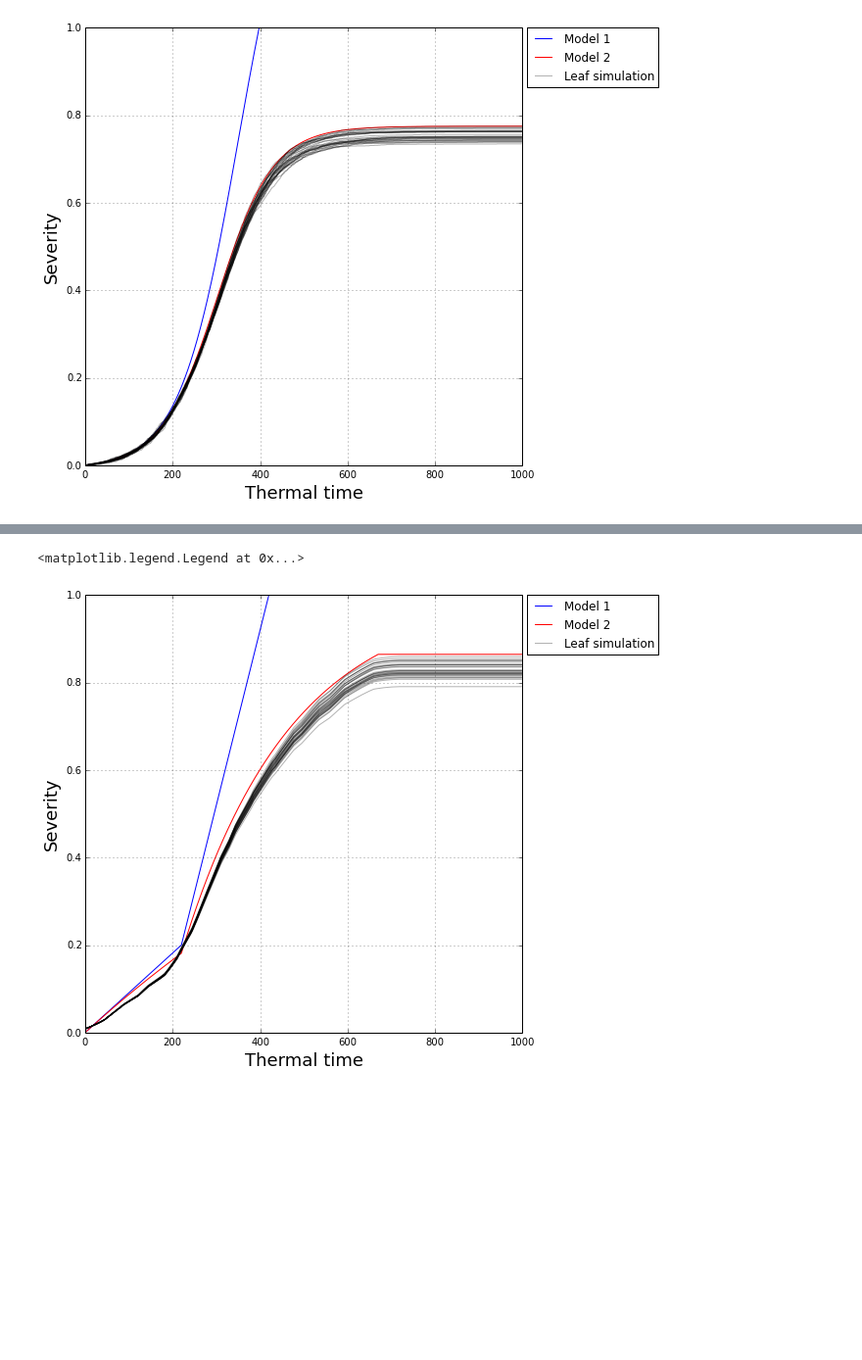
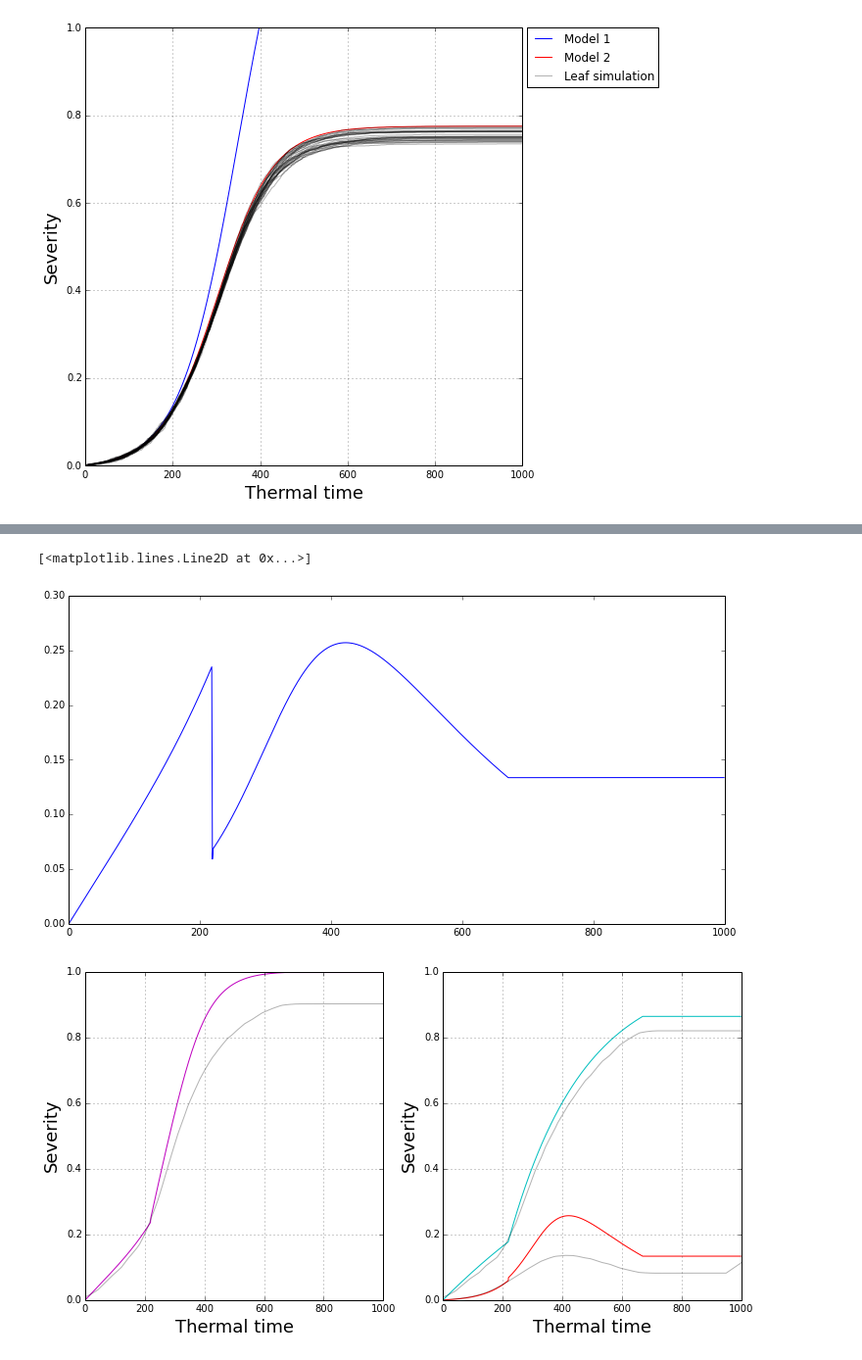
Before and after one commit to openalea-incubator/alep, a Jupyter notebook: alep/example/septo_rust_competition_leaf.ipynb, the cells around one changed output, grey strips where cells are left out. Shown at 98% size. Drawn from its saved outputs; the diff is of its cells as text; code cells hidden in the pictures; blank space fills up the shorter version.

Commit message:
New examples of brown rust
git-svn-id: https://scm.gforge.inria.fr/authscm/pradal/svn/openaleapkg/trunk@5402 0978ab36-7443-0410-8248-c2aa344a765a

```diff
--- a/alep/example/septo_rust_competition_leaf.ipynb
+++ b/alep/example/septo_rust_competition_leaf.ipynb
@@ -960,6 +971,7 @@ class AvgRustLesion(object):
         self.is_active = True
         self.growth_is_active = True
         self.surface = 0.
+        self.pot_surface = 0.
 
     def reset(self):
         RustLesion.lid=0
@@ -973,6 +985,7 @@ class AvgRustLesion(object):
         else:
             self.growth_demand = 0.
         self.age += dt
+        self.pot_surface += self.growth_demand
         if round(self.surface,6)==self.Smax and self.age >= self.age_end_spo:
             self.disable()
         if not self.growth_is_active and self.surface == 0.:
@@ -989,6 +1002,9 @@ class AvgRustLesion(object):
             return self.surface * self.dE
         else:
             return 0.
+
+    def disable(self):
+        self.is_active = False
 # %%
 def true_area_impacted(nb_lesions, leaf_area, mean_lesion_size):
     if leaf_area>0.:
@@ -1130,13 +1146,14 @@ fig, ax = plt.subplots()
 ax.plot(range(nb_steps), sev_avg)
 ax.plot(range(nb_steps), sev_poi, 'r')
 for sev_geom in tries.itervalues():
-    ax.plot(range(nb_steps), sev_geom, 'k', alpha = 0.3)
+    plot_smooth(range(nb_steps), sev_geom, ax=ax, color='k', alpha = 0.3)
 ax.set_ylim([0, 1])
+ax.set_xlim([0, 1000])
 ax.set_xlabel('Thermal time', fontsize = 18)
 ax.set_ylabel('Severity', fontsize = 18)
 ax.grid(alpha=0.8)
 proxys = [plt.Line2D((0,1),(0,0), color='b'),
          plt.Line2D((0,1),(0,0), color='r'),
          plt.Line2D((0,1),(0,0), color='k', alpha=0.3)]
-labels = ['No competition', 'Poisson', 'Leaf simulation']
+labels = ['Model 1', 'Model 2', 'Leaf simulation']
 ax.legend(proxys, labels, bbox_to_anchor=(1.01, 1), loc=2, borderaxespad=0.)
@@ -1145,0 +1259,5 @@ ax.legend(proxys, labels, bbox_to_anchor=(1.01, 1), loc=2, borderaxespad=0.)
+# %%
+plot(sev_non_prio)
+# %% [output]
+[<matplotlib.lines.Line2D at 0x...>]
+[figure, added]
@@ -1146,19 +1345,17 @@ ax.legend(proxys, labels, bbox_to_anchor=(1.01, 1), loc=2, borderaxespad=0.)
 # %%
-fig, ax = plt.subplots()
-ax.plot(range(nb_steps), sev_avg)
-ax.plot(range(nb_steps), sev_poi, 'r')
+fig, axs = plt.subplots(1,2)
+axs[0].plot(range(nb_steps), sev_poi_cplx, 'm')
+axs[1].plot(range(nb_steps), sev_poi_rust, 'r')
+axs[1].plot(range(nb_steps), sev_poi_septo, 'c')
 for sev_geom in tries.itervalues():
-    plot_smooth(range(nb_steps), sev_geom, ax=ax, color='k', alpha = 0.3)
-ax.set_ylim([0, 1])
-ax.set_xlim([0, 1000])
-ax.set_xlabel('Thermal time', fontsize = 18)
-ax.set_ylabel('Severity', fontsize = 18)
-ax.grid(alpha=0.8)
-proxys = [plt.Line2D((0,1),(0,0), color='b'),
-         plt.Line2D((0,1),(0,0), color='r'),
-         plt.Line2D((0,1),(0,0), color='k', alpha=0.3)]
-labels = ['Model 1', 'Model 2', 'Leaf simulation']
-ax.legend(proxys, labels, bbox_to_anchor=(1.01, 1), loc=2, borderaxespad=0.)
+    plot_smooth(range(nb_steps), sev_geom['cplx'], ax=axs[0], color='k', alpha = 0.3)
+    plot_smooth(range(nb_steps), sev_geom['rust'], ax=axs[1], color='k', alpha = 0.3)
+    plot_smooth(range(nb_steps), sev_geom['septo'], ax=axs[1], color='k', alpha = 0.3)
+for ax in axs:
+    ax.set_ylim([0, 1])
+    ax.set_xlim([0, 1000])
+    ax.set_xlabel('Thermal time', fontsize = 18)
+    ax.set_ylabel('Severity', fontsize = 18)
+    ax.grid(alpha=0.8)
 # %% [output]
-<matplotlib.legend.Legend at 0x...>
-[figure, old version]
+[figure, new version]
```
Also changed, not shown: parts of 5 cells of this notebook.
